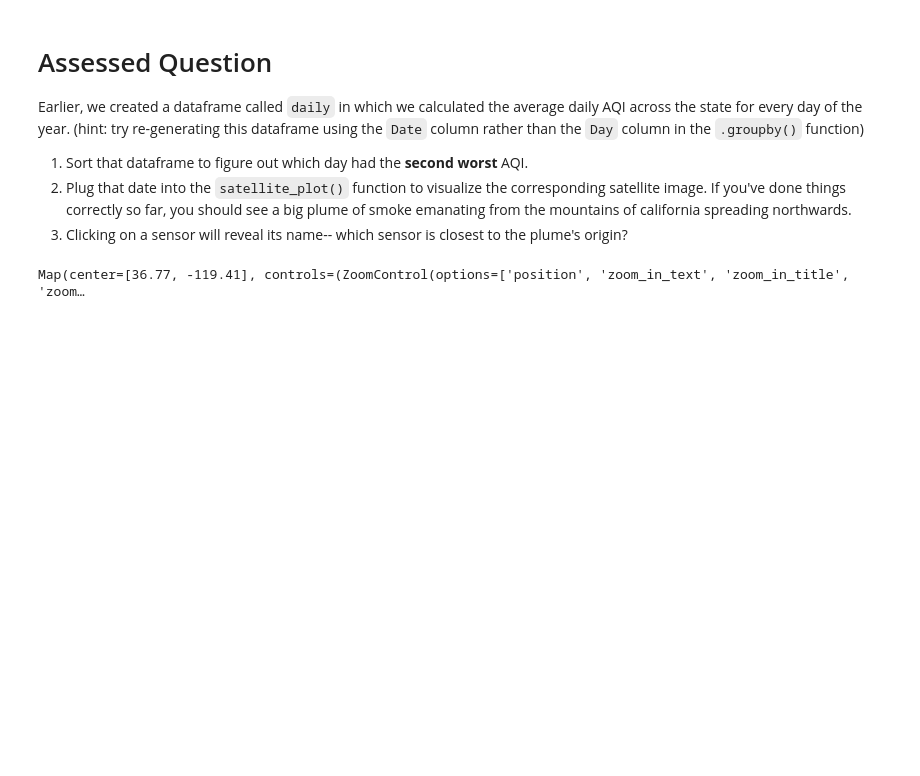
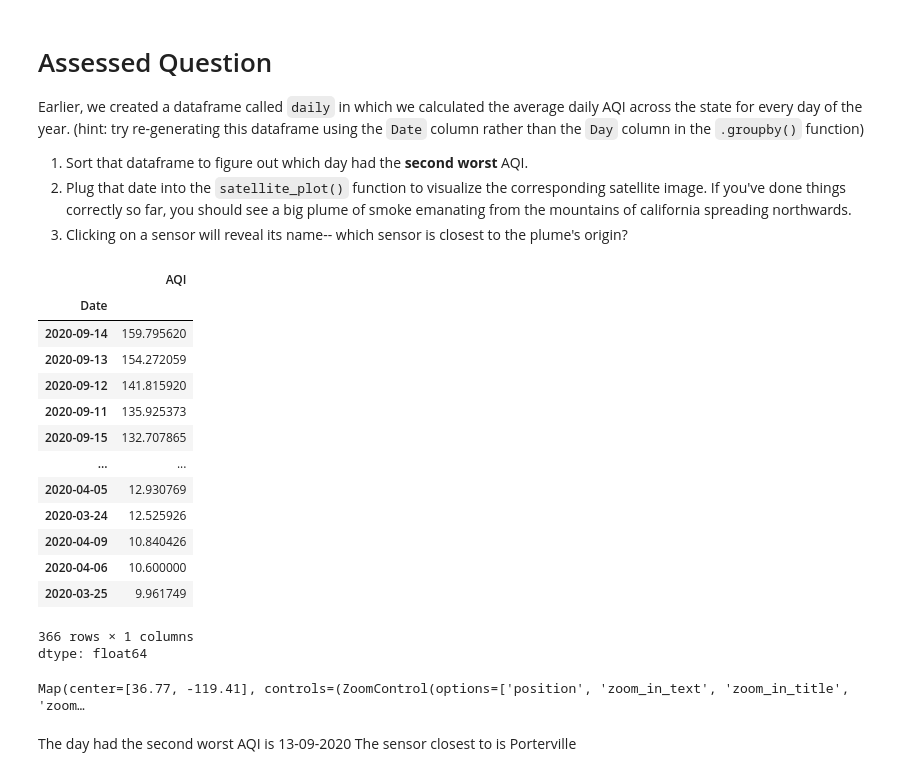
Before and after one commit to Chloe1111322/QM2, a Jupyter notebook: notebooks/W03. Spatial Data.ipynb, the cells around one changed output. Cells and saved outputs as stored; diff of their text form; code cells hidden in the pictures; blank space fills up the shorter version.

```diff
--- a/notebooks/W03. Spatial Data.ipynb
+++ b/notebooks/W03. Spatial Data.ipynb
@@ -668,12 +670,37 @@ Earlier, we created a dataframe called `daily` in which we calculated the averag
 1. Sort that dataframe to figure out which day had the **second worst** AQI.
 2. Plug that date into the `satellite_plot()` function to visualize the corresponding satellite image. If you've done things correctly so far, you should see a big plume of smoke emanating from the mountains of california spreading northwards.
 3. Clicking on a sensor will reveal its name-- which sensor is closest to the plume's origin?
-# %%
-average_date_poi = df.groupby('Date')['AQI'].mean().reset_index()
-average_date_poi = average_date_poi.sort_values(by='AQI', ascending=False)
-second_worst_date = average_date_poi.iloc[1]['Date']
-second_worst_date = second_worst_date.strftime('%d-%m-%Y')
-
-satellite_plot(second_worst_date)
-# %% [output]
-Map(center=[36.77, -119.41], controls=(ZoomControl(options=['position', 'zoom_in_text', 'zoom_in_title', 'zoom…
+# %%
+import pandas as pd
+import matplotlib
+import matplotlib.pyplot as plt
+import numpy as np
+import pylab
+from datetime import datetime
+df=pd.read_csv('https://qm2.s3.eu-west-2.amazonaws.com/wk3/california_aqi.csv')
+df['Date']=pd.to_datetime(df['Date'])
+# %%
+daily=df.groupby('Date')['AQI'].mean().sort_values(ascending=False)
+daily
+# %% [output]
+|  | AQI |
+| Date |  |
+| 2020-09-14 | 159.795620 |
+| 2020-09-13 | 154.272059 |
+| 2020-09-12 | 141.815920 |
+| 2020-09-11 | 135.925373 |
+| 2020-09-15 | 132.707865 |
+| ... | ... |
+| 2020-04-05 | 12.930769 |
+| 2020-03-24 | 12.525926 |
+| 2020-04-09 | 10.840426 |
+| 2020-04-06 | 10.600000 |
+| 2020-03-25 | 9.961749 |
+366 rows × 1 columns
+dtype: float64
+# %%
+satellite_plot('13-09-2020')
+# %% [output]
+Map(center=[36.77, -119.41], controls=(ZoomControl(options=['position', 'zoom_in_text', 'zoom_in_title', 'zoom…
+# %% [markdown]
+The day had the second worst AQI is 13-09-2020 The sensor closest to is Porterville
```
Also changed, not shown: parts of 2 cells of this notebook.
